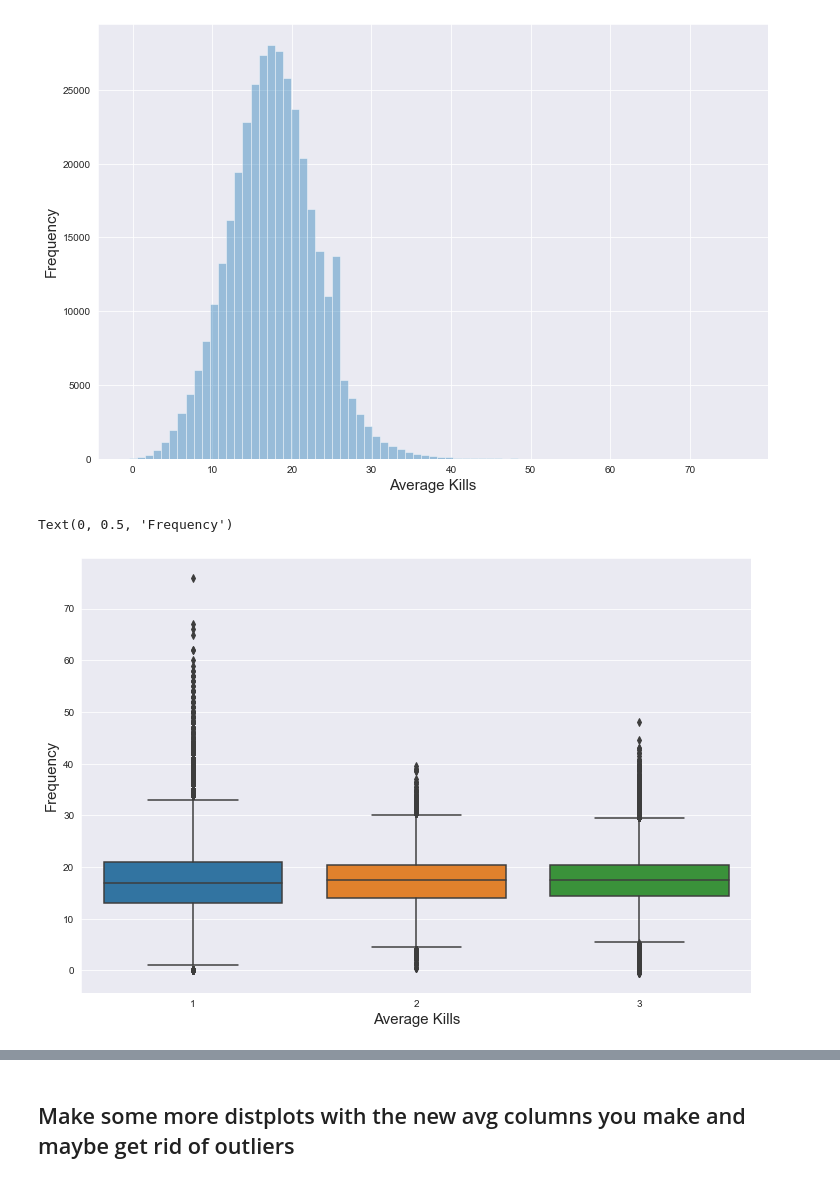
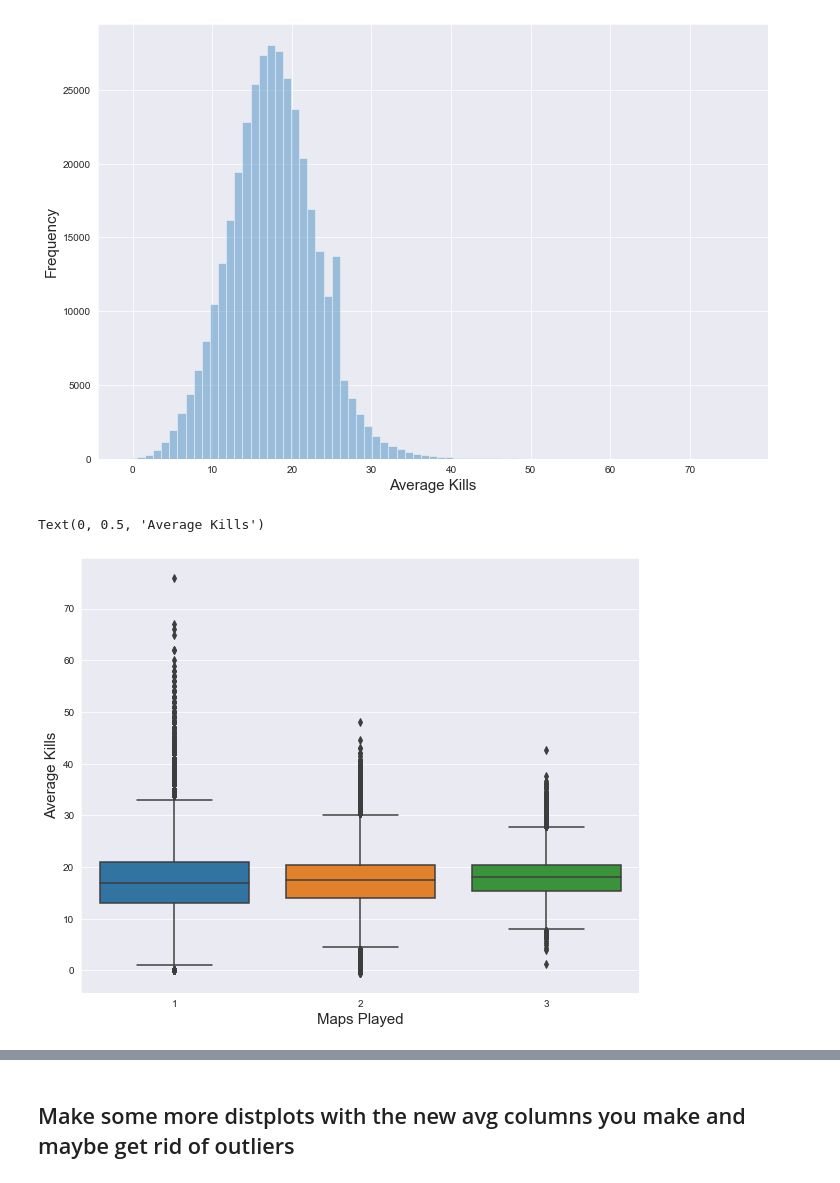
Before and after one commit to tahashahab/competitive_csgo, a Jupyter notebook: csgo_results.ipynb, the cells around one changed output, grey strips where cells are left out. Saved outputs shown, nothing was run; the diff lists cells and outputs as text; code cells hidden in the pictures.

```diff
--- a/csgo_results.ipynb
+++ b/csgo_results.ipynb
@@ -738,10 +721,10 @@ ax.set_ylabel('Frequency', fontsize=15)
 Text(0, 0.5, 'Frequency')
 [figure]
 # %%
-f, ax = plt.subplots(figsize=(12,8))
-sns.boxplot(x=players['best_of'], y=players['avg_kills'], ax=ax)
-ax.set_xlabel('How ', fontsize=15)
+f, ax = plt.subplots(figsize=(10,8))
+sns.boxplot(x=players['maps_played'], y=players['avg_kills'], ax=ax)
+ax.set_xlabel('Maps Played', fontsize=15)
 ax.set_ylabel('Average Kills', fontsize=15)
 # %% [output]
-Text(0, 0.5, 'Frequency')
+Text(0, 0.5, 'Average Kills')
-[figure, old version]
+[figure, new version]
```
Also changed, not shown: parts of 7 cells of this notebook.
